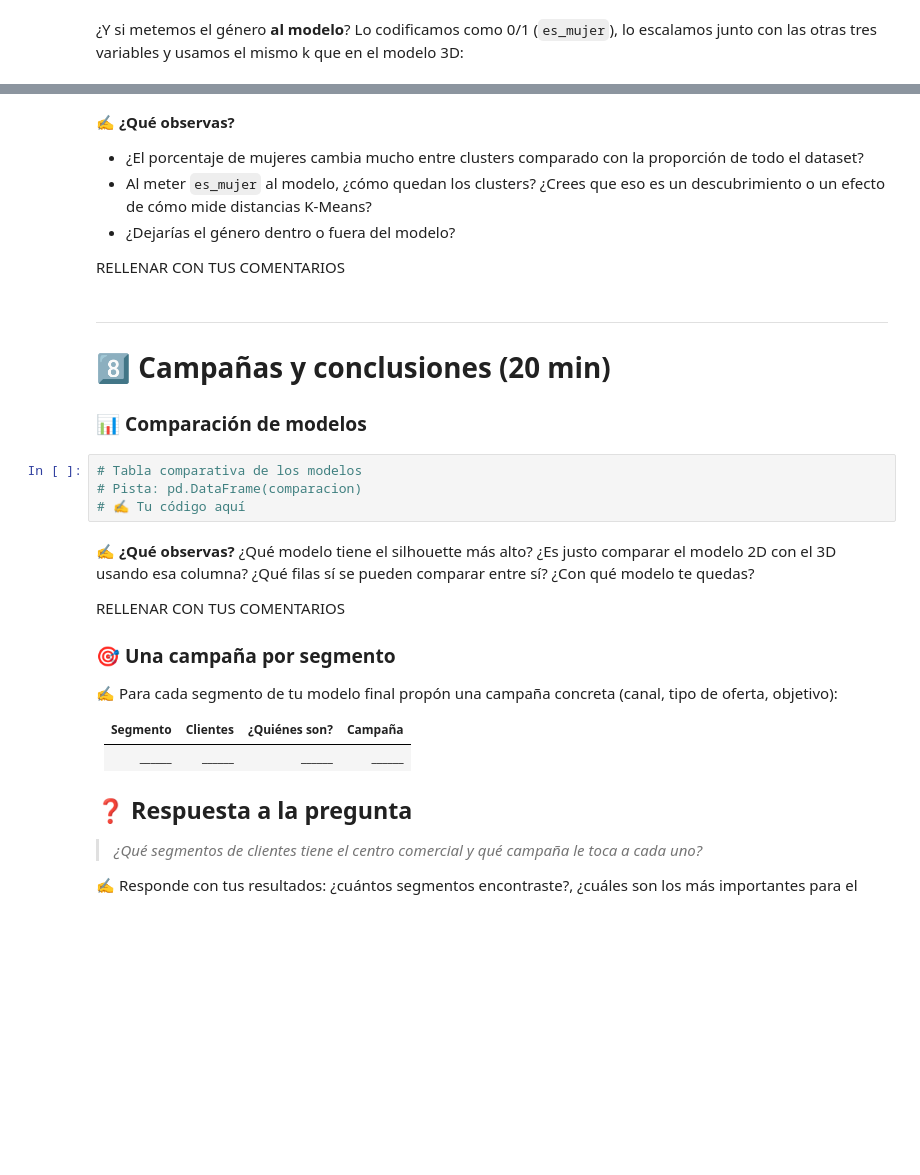
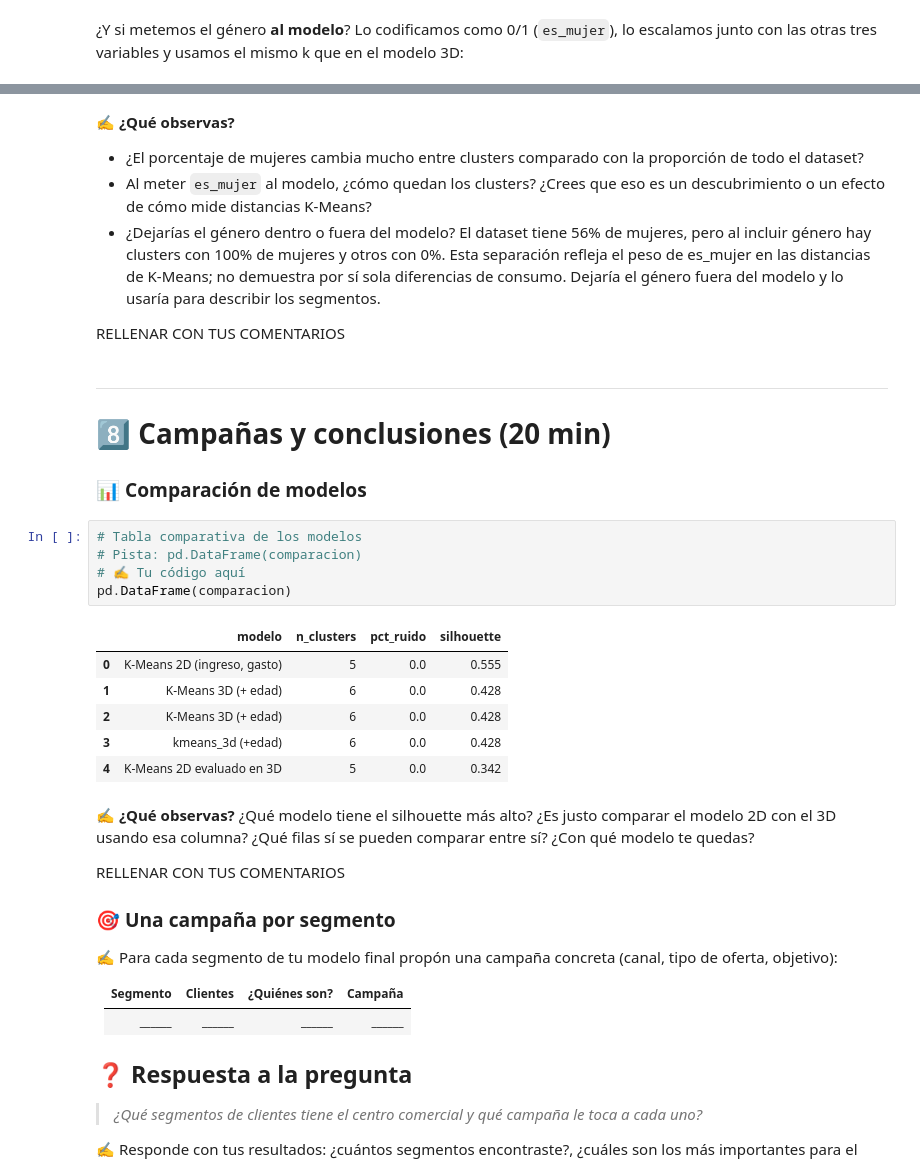
Before and after one commit to samanthalaborde-ux/aprendizaje-no-supervisado-student, a Jupyter notebook: 01-kmeans/caso_mall.ipynb, the cells around one changed output, grey strips where cells are left out. Drawn from its saved outputs; the diff is of its cells as text; blank space fills up the shorter version.

```diff
--- a/01-kmeans/caso_mall.ipynb
+++ b/01-kmeans/caso_mall.ipynb
@@ -815,6 +951,7 @@ pd.crosstab(kmeans_genero.labels_, df['genero'], rownames=['cluster con género'
 - ¿El porcentaje de mujeres cambia mucho entre clusters comparado con la proporción de todo el dataset?
 - Al meter `es_mujer` al modelo, ¿cómo quedan los clusters? ¿Crees que eso es un descubrimiento o un efecto de cómo mide distancias K-Means?
 - ¿Dejarías el género dentro o fuera del modelo?
+El dataset tiene 56% de mujeres, pero al incluir género hay clusters con 100% de mujeres y otros con 0%. Esta separación refleja el peso de es_mujer en las distancias de K-Means; no demuestra por sí sola diferencias de consumo. Dejaría el género fuera del modelo y lo usaría para describir los segmentos.
 
 RELLENAR CON TUS COMENTARIOS
 # %% [markdown]
@@ -825,7 +962,15 @@ RELLENAR CON TUS COMENTARIOS
 # %%
 # Tabla comparativa de los modelos
 # Pista: pd.DataFrame(comparacion)
 # ✍️ Tu código aquí
+pd.DataFrame(comparacion)
+# %% [output]
+|  | modelo | n_clusters | pct_ruido | silhouette |
+| 0 | K-Means 2D (ingreso, gasto) | 5 | 0.0 | 0.555 |
+| 1 | K-Means 3D (+ edad) | 6 | 0.0 | 0.428 |
+| 2 | K-Means 3D (+ edad) | 6 | 0.0 | 0.428 |
+| 3 | kmeans_3d (+edad) | 6 | 0.0 | 0.428 |
+| 4 | K-Means 2D evaluado en 3D | 5 | 0.0 | 0.342 |
 # %% [markdown]
 ✍️ **¿Qué observas?** ¿Qué modelo tiene el silhouette más alto? ¿Es justo comparar el modelo 2D con el 3D usando esa columna? ¿Qué filas sí se pueden comparar entre sí? ¿Con qué modelo te quedas?
 
```
Also changed, not shown: parts of 10 cells of this notebook.
